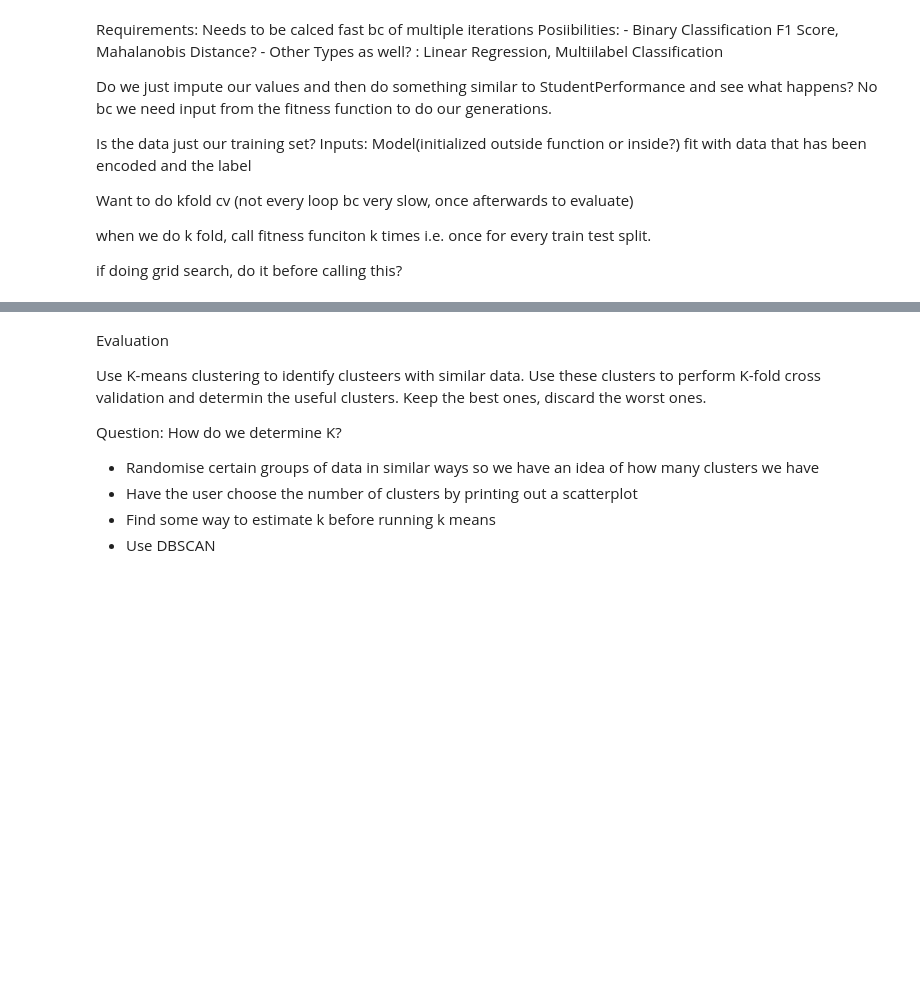
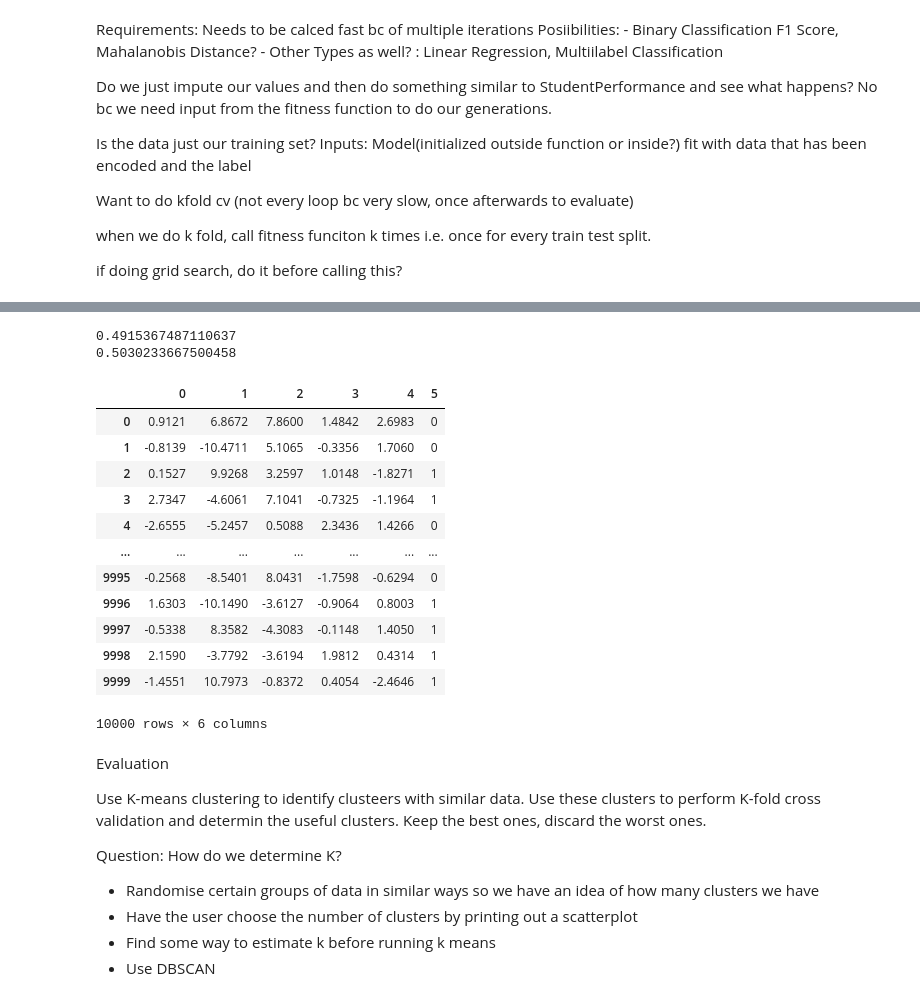
Before and after one commit to AdJansen/Artificial-Immune-System-For-Class-Imbalance, a Jupyter notebook: AIS.ipynb, the cells around one changed output, grey strips where cells are left out. Saved outputs shown, nothing was run; the diff lists cells and outputs as text; code cells hidden in the pictures; blank space fills up the shorter version.

Commit message:
ComparePopulations Integration

```diff
--- a/AIS.ipynb
+++ b/AIS.ipynb
@@ -271,0 +270,19 @@ def distance( x, y, metric):
+# %%
+create1 = Creation(df,10000,['5'], weightingFunction='uniform')
+create2 = Creation(df,10000,['5'], weightingFunction='uniform')
+
+pop1 = create1[0]
+pop2 = create2[0]
+bounds1 = create1[1]
+bounds2 = create2[1]
+columns1 = pop1.columns.to_list()
+columns1_drop = columns1.pop(-1)
+
+labels1 = pop1.drop(columns1, axis=1)
+pop1 = pop1.drop(columns1_drop, axis=1)
+
+columns2 = pop2.columns.to_list()
+columns2_drop = columns2.pop(-1)
+
+labels2 = pop2.drop(columns2, axis=1)
+pop2 = pop2.drop(columns2_drop, axis=1)
@@ -272,3 +308,25 @@ def distance( x, y, metric):
+# %%
+print(score1)
+print(score2)
+# %% [output]
+0.4915367487110637
+0.5030233667500458
+# %%
+comparePopulations(pop1, pop2,labels1,labels2, svm.SVC(random_state=0), 5, 'f1_macro')
+# %% [output]
+|  | 0 | 1 | 2 | 3 | 4 | 5 |
+| 0 | 0.9121 | 6.8672 | 7.8600 | 1.4842 | 2.6983 | 0 |
+| 1 | -0.8139 | -10.4711 | 5.1065 | -0.3356 | 1.7060 | 0 |
+| 2 | 0.1527 | 9.9268 | 3.2597 | 1.0148 | -1.8271 | 1 |
+| 3 | 2.7347 | -4.6061 | 7.1041 | -0.7325 | -1.1964 | 1 |
+| 4 | -2.6555 | -5.2457 | 0.5088 | 2.3436 | 1.4266 | 0 |
+| ... | ... | ... | ... | ... | ... | ... |
+| 9995 | -0.2568 | -8.5401 | 8.0431 | -1.7598 | -0.6294 | 0 |
+| 9996 | 1.6303 | -10.1490 | -3.6127 | -0.9064 | 0.8003 | 1 |
+| 9997 | -0.5338 | 8.3582 | -4.3083 | -0.1148 | 1.4050 | 1 |
+| 9998 | 2.1590 | -3.7792 | -3.6194 | 1.9812 | 0.4314 | 1 |
+| 9999 | -1.4551 | 10.7973 | -0.8372 | 0.4054 | -2.4646 | 1 |
+10000 rows × 6 columns
 # %% [markdown]
 Evaluation
 
```
Also changed, not shown: parts of 6 cells of this notebook.
